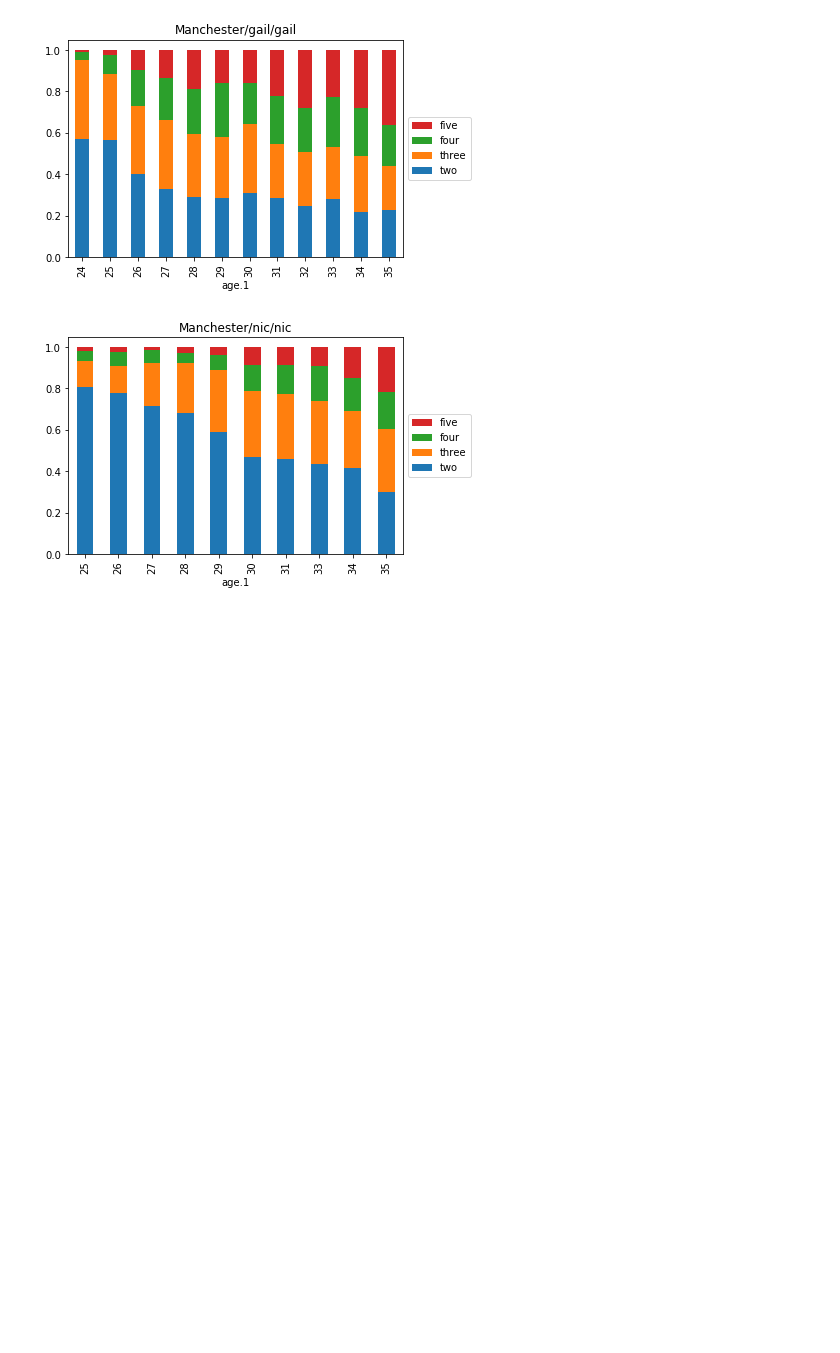
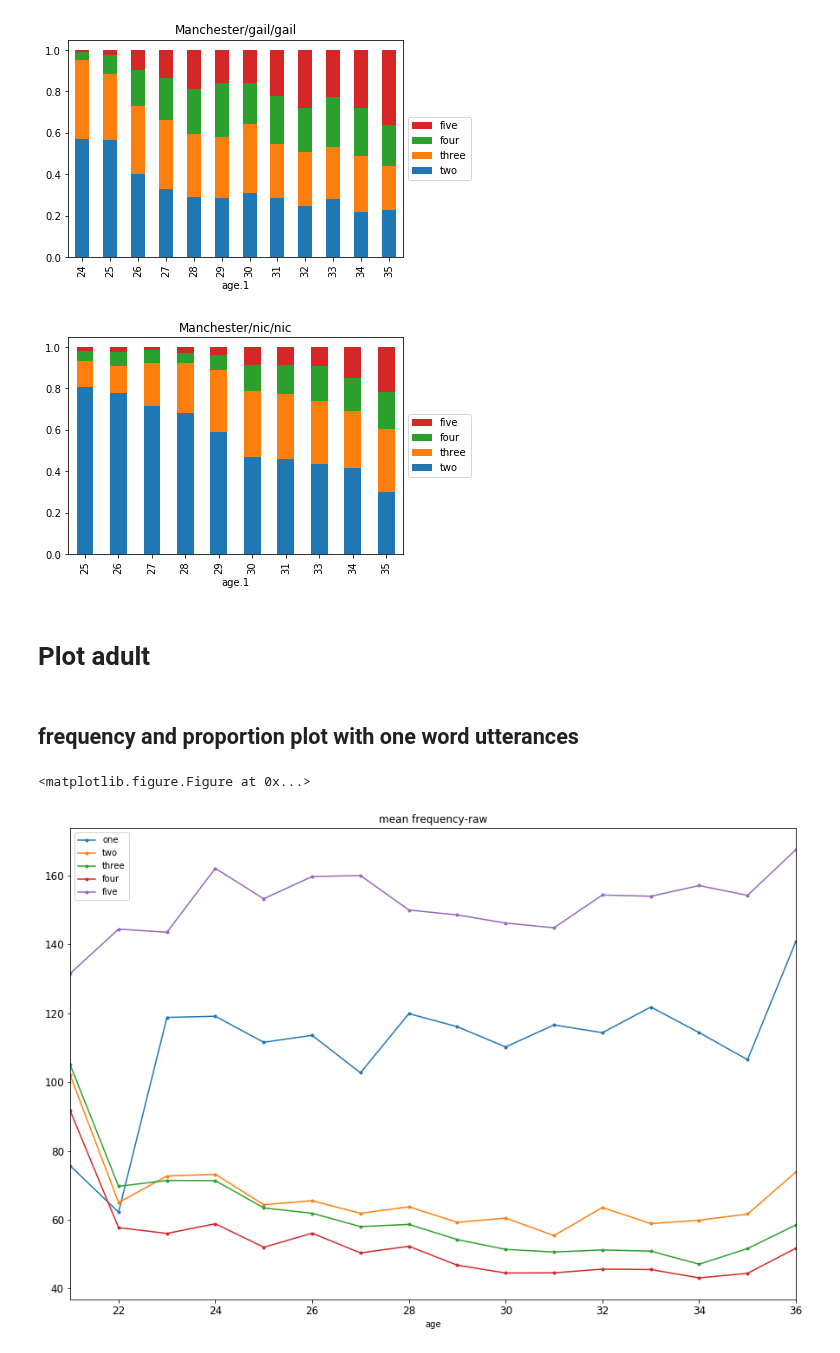
Before and after one commit to qxu1994/Two-word-stage, a Jupyter notebook: Manchester.ipynb, the cells around one changed output. Drawn from its saved outputs; the diff is of its cells as text; code cells hidden in the pictures; blank space fills up the shorter version.

Commit message:
plot adults

```diff
--- a/Manchester.ipynb
+++ b/Manchester.ipynb
@@ -191,3 +191,20 @@ for child in children:
 [figure]
 [figure]
 [figure]
+# %% [markdown]
+# Plot adult
+# %%
+wdlen_mother = wdlen.wdlen_mother(Manchester)
+# %% [markdown]
+## frequency and proportion plot with one word utterances
+# %%
+df_mother = pd.DataFrame(wdlen_mother).dropna()
+df_mother = df_mother[['fname', 'age', 'one','two','three', 'four', 'five']]
+# %%
+plt.figure()
+df2_mother = df_mother.groupby('age').mean().reset_index()
+df2_mother.set_index('age').plot.line(rot=0, title='mean frequency-raw', style='.-', markevery=1, figsize=(15,10), fontsize=12)
+plt.show()
+# %% [output]
+<matplotlib.figure.Figure at 0x...>
+[figure, added]
```
Also changed, not shown: parts of 7 cells of this notebook.
